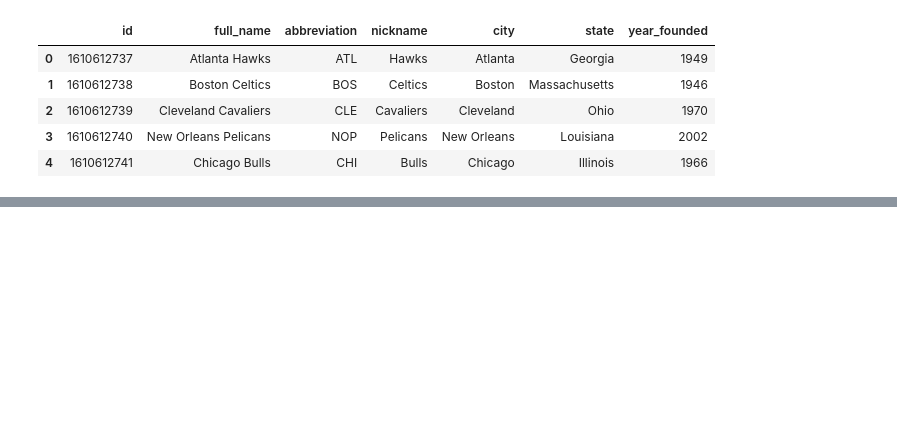
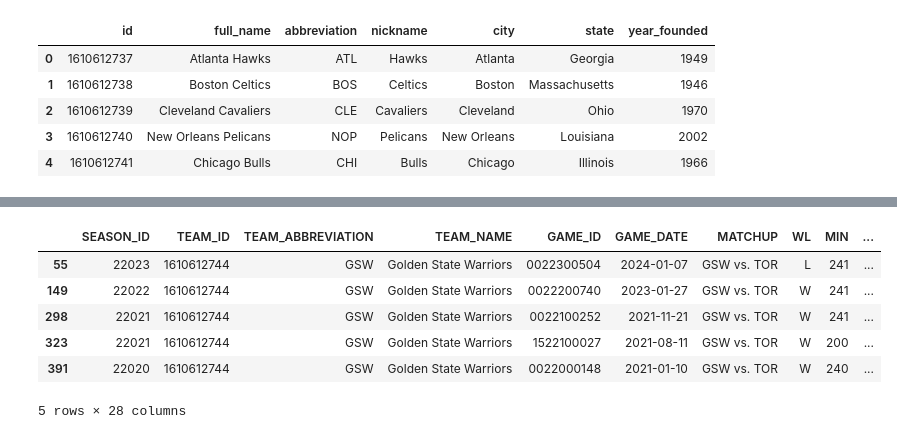
Before and after one commit to MohamedAhmedAliAhmed/Python-for-data-science, a Jupyter notebook: Your First Program 1.ipynb, the cells around one changed output, grey strips where cells are left out. Saved outputs shown, nothing was run; the diff lists cells and outputs as text; code cells hidden in the pictures; blank space fills up the shorter version.

```diff
--- a/Your First Program 1.ipynb
+++ b/Your First Program 1.ipynb
@@ -2018,0 +2080,11 @@ df_teams.head()
+# %%
+games_home= games[games['MATCHUP']=='GSW vs. TOR']
+games_home.head()
+# %% [output]
+|  | SEASON_ID | TEAM_ID | TEAM_ABBREVIATION | TEAM_NAME | GAME_ID | GAME_DATE | MATCHUP | WL | MIN | ... |
+| 55 | 22023 | 1610612744 | GSW | Golden State Warriors | 0022300504 | 2024-01-07 | GSW vs. TOR | L | 241 | ... |
+| 149 | 22022 | 1610612744 | GSW | Golden State Warriors | 0022200740 | 2023-01-27 | GSW vs. TOR | W | 241 | ... |
+| 298 | 22021 | 1610612744 | GSW | Golden State Warriors | 0022100252 | 2021-11-21 | GSW vs. TOR | W | 241 | ... |
+| 323 | 22021 | 1610612744 | GSW | Golden State Warriors | 1522100027 | 2021-08-11 | GSW vs. TOR | W | 200 | ... |
+| 391 | 22020 | 1610612744 | GSW | Golden State Warriors | 0022000148 | 2021-01-10 | GSW vs. TOR | W | 240 | ... |
+5 rows × 28 columns
```
Also changed, not shown: parts of 12 cells of this notebook.
